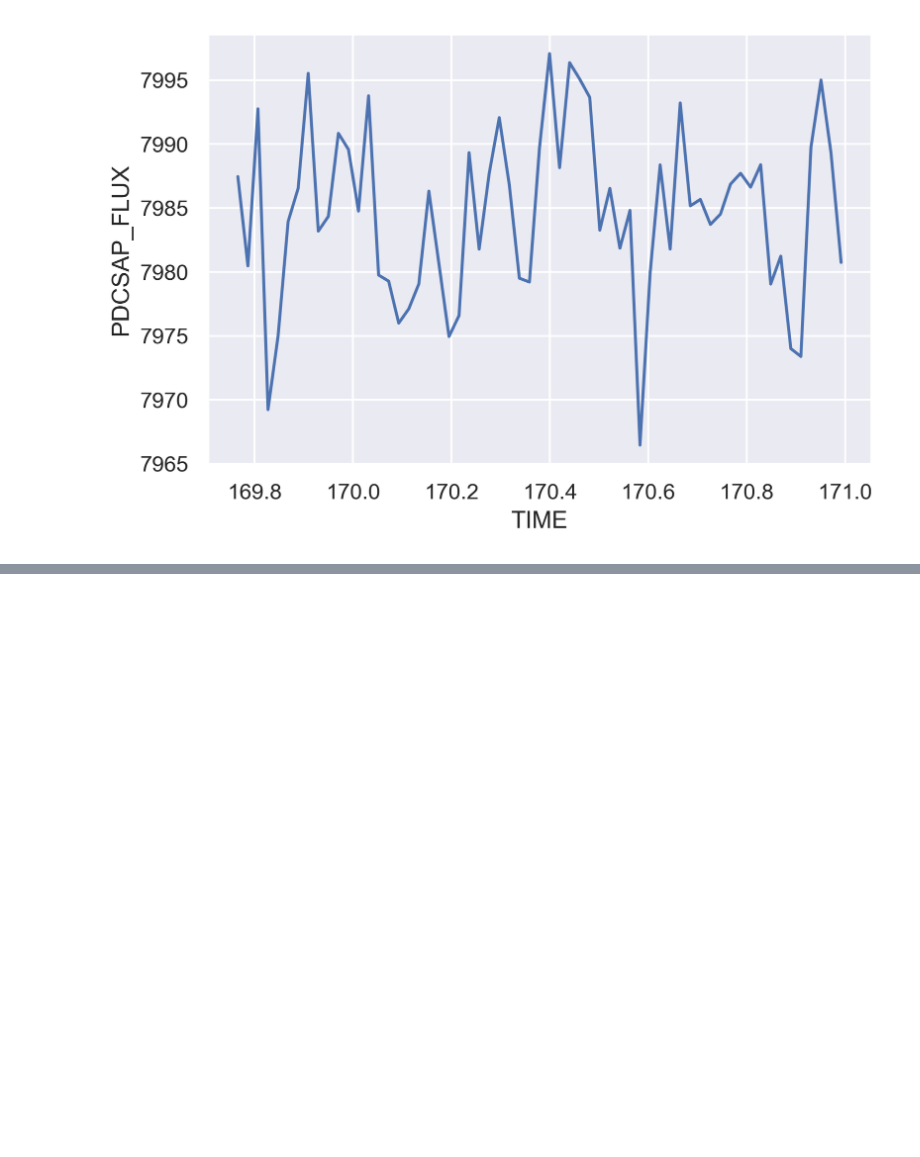
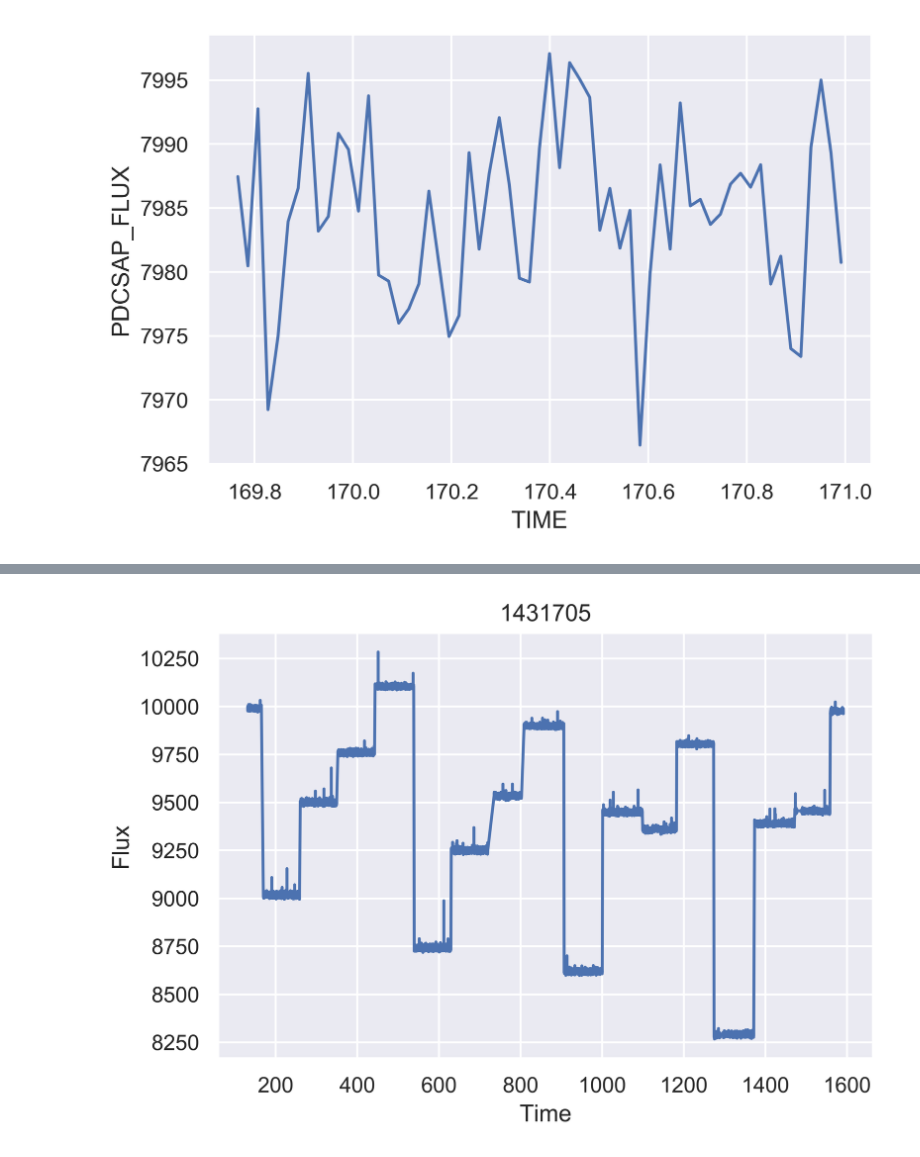
Before and after one commit to mtctr/kepler, a Jupyter notebook: time-series-analysis.ipynb, the cells around one changed output, grey strips where cells are left out. Saved outputs shown, nothing was run; the diff lists cells and outputs as text; code cells hidden in the pictures; blank space fills up the shorter version.

```diff
--- a/time-series-analysis.ipynb
+++ b/time-series-analysis.ipynb
@@ -70,0 +89,18 @@ sns.lineplot(df_reduced.TIME,df_reduced.PDCSAP_FLUX)
+# %%
+df_data1431705 = ascii.read("datasets/time-curves/1431705/kplr001431705-2009166043257_llc_lc.tbl").to_pandas()
+# %%
+for filename in os.listdir('datasets/time-curves/1431705/'):
+    if(filename.endswith('.tbl') and not filename.endswith('2009166043257_llc_lc.tbl')):
+        data = ascii.read('datasets/time-curves/1431705/' + filename).to_pandas()
+        df_data1431705 = df_data1431705.append(data)
+# %%
+df_time_flux1431705 = df_data1431705[['TIME','PDCSAP_FLUX']].dropna()
+
+plt.figure(1,dpi=1000)
+sns.lineplot(df_time_flux1431705['TIME'],df_time_flux1431705['PDCSAP_FLUX'])
+plt.xlabel('Time')
+plt.ylabel('Flux')
+plt.title("1431705")
+plt.show()
+# %% [output]
+[figure, added]
```
Also changed, not shown: parts of 7 cells of this notebook.
